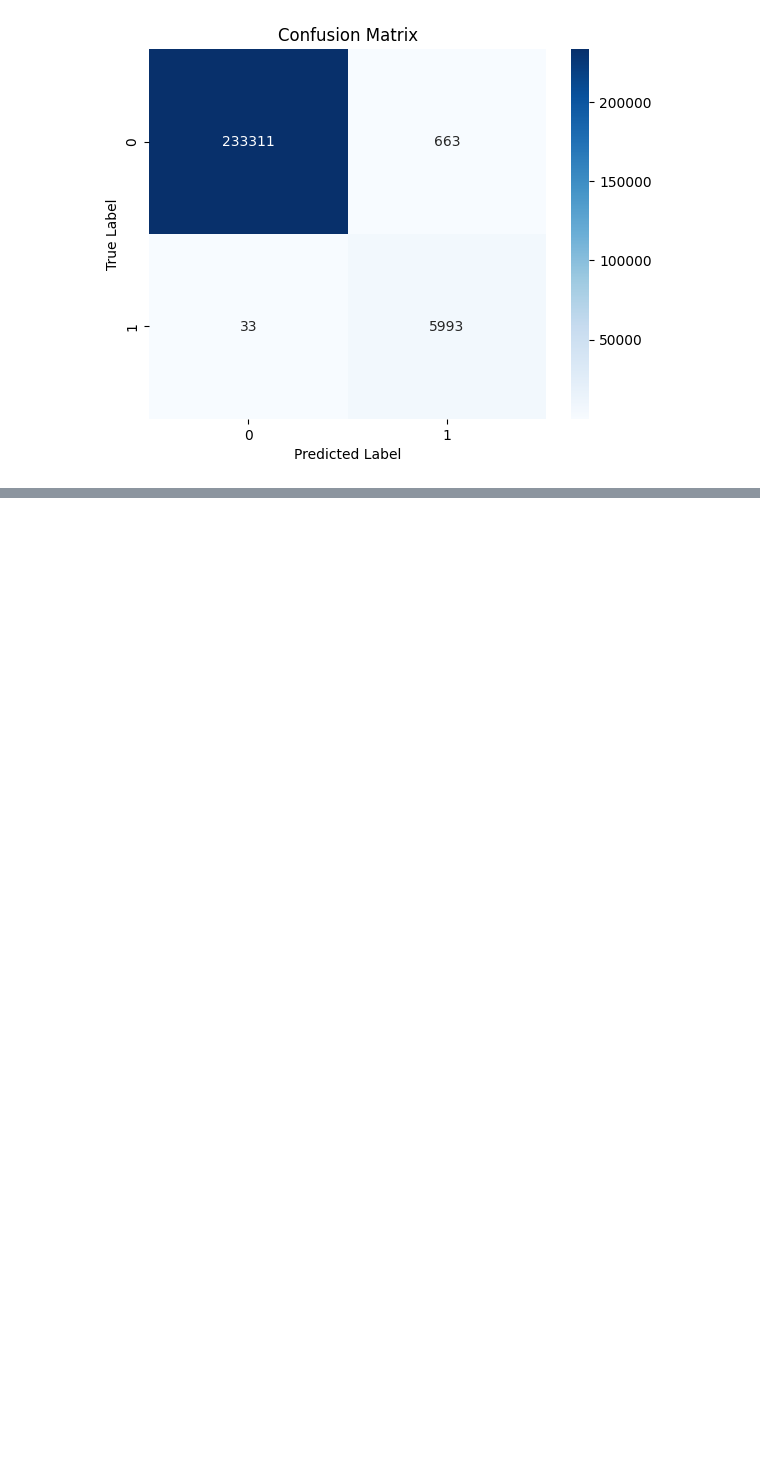
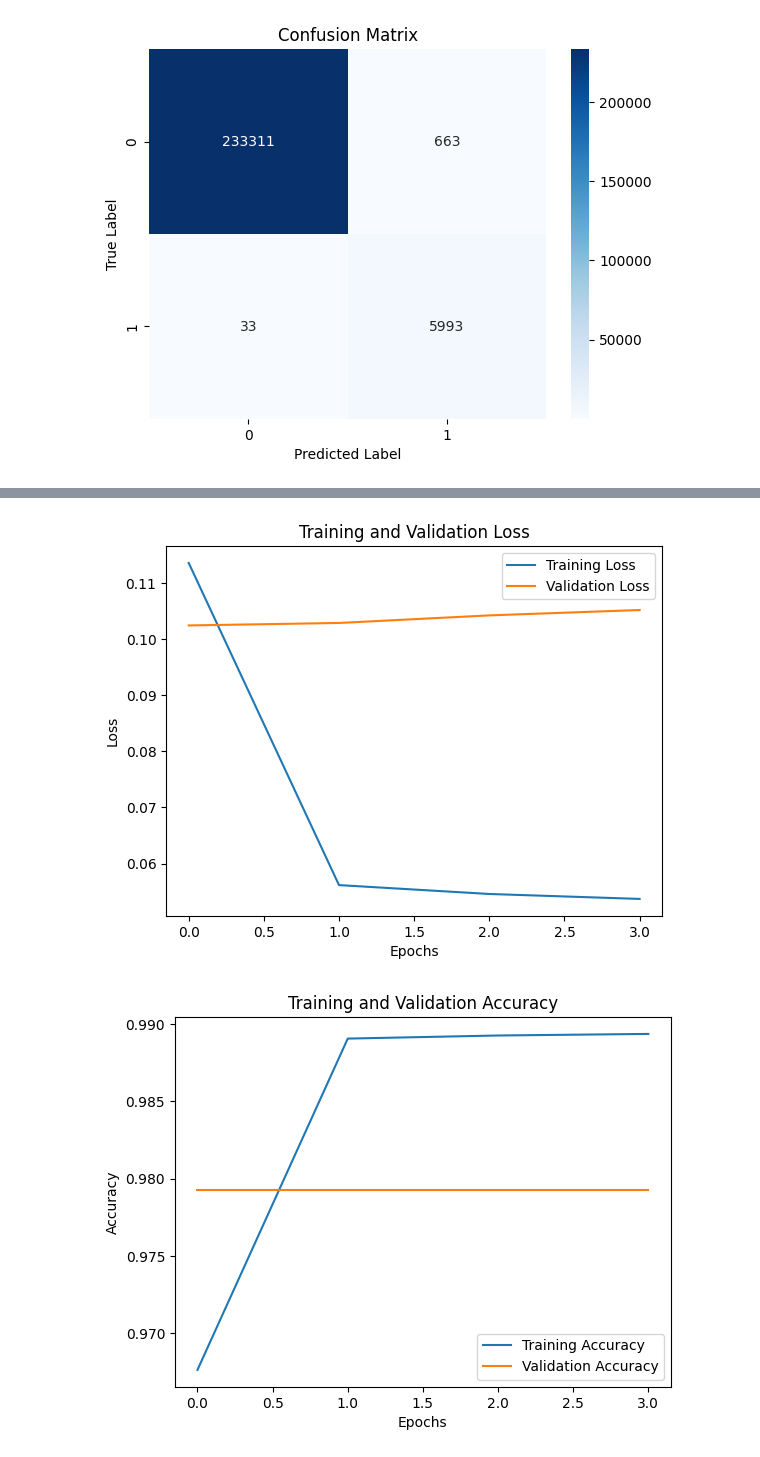
Before and after one commit to sfaxibrahim/Mlops, a Jupyter notebook: notebooks/Modeling_supervised.ipynb, the cells around one changed output, grey strips where cells are left out. Drawn from its saved outputs; the diff is of its cells as text; code cells hidden in the pictures; blank space fills up the shorter version.

```diff
--- a/notebooks/Modeling_supervised.ipynb
+++ b/notebooks/Modeling_supervised.ipynb
@@ -307,0 +404,20 @@ print("confusion Matrix:\n", confusion_matrix(y_test, y_pred_dt))
+# %%
+model=Sequential()
+model.add(LSTM(32, activation="tanh", input_shape=(X_train_seq.shape[1], X_train_seq.shape[2]), return_sequences=True))
+model.add(Dropout(0.3))
+
+# Second LSTM layer
+model.add(LSTM(16, activation="tanh", return_sequences=False))
+model.add(Dropout(0.3))
+
+# Dense layer
+model.add(Dense(8, activation="relu"))
+model.add(Dropout(0.2))
+
+# Output layer for binary classification
+model.add(Dense(1, activation="sigmoid"))
+# %%
+from tensorflow.keras.callbacks import EarlyStopping
+
+model.compile(optimizer=Adam(learning_rate=0.0001),loss="binary_crossentropy",metrics=["accuracy"])
+early_stopping = EarlyStopping(monitor='val_loss', patience=3, restore_best_weights=True)
@@ -307,0 +448,5 @@ print("confusion Matrix:\n", confusion_matrix(y_test, y_pred_dt))
+# %%
+history=model.fit(X_train_seq,y_train_seq,epochs=5,batch_size=32,
+                  validation_data=(X_val_seq,y_val_seq),callbacks=[early_stopping],
+                  verbose=1
+                  )
@@ -307,0 +473,23 @@ print("confusion Matrix:\n", confusion_matrix(y_test, y_pred_dt))
+# %%
+# Visualize training and validation loss
+import matplotlib.pyplot as plt
+
+plt.plot(history.history['loss'], label='Training Loss')
+plt.plot(history.history['val_loss'], label='Validation Loss')
+plt.legend()
+plt.title('Training and Validation Loss')
+plt.xlabel('Epochs')
+plt.ylabel('Loss')
+plt.show()
+
+# Visualize training and validation accuracy
+plt.plot(history.history['accuracy'], label='Training Accuracy')
+plt.plot(history.history['val_accuracy'], label='Validation Accuracy')
+plt.legend()
+plt.title('Training and Validation Accuracy')
+plt.xlabel('Epochs')
+plt.ylabel('Accuracy')
+plt.show()
+# %% [output]
+[figure, added]
+[figure, added]
```
Also changed, not shown: parts of 25 cells of this notebook, 14 other files.
